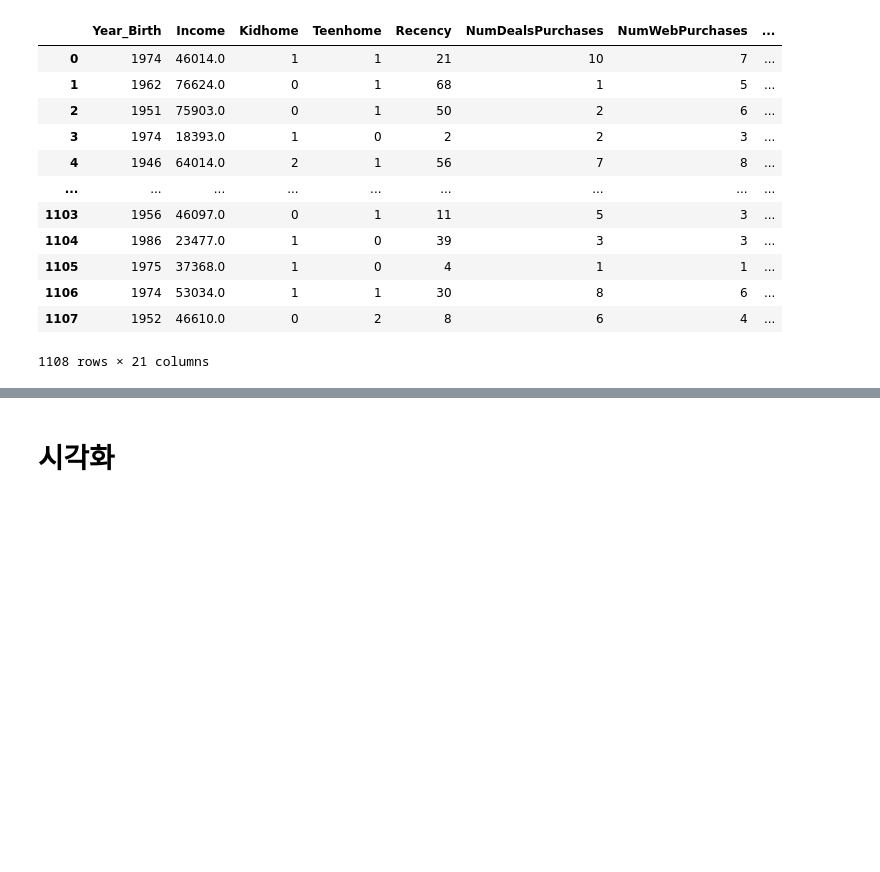
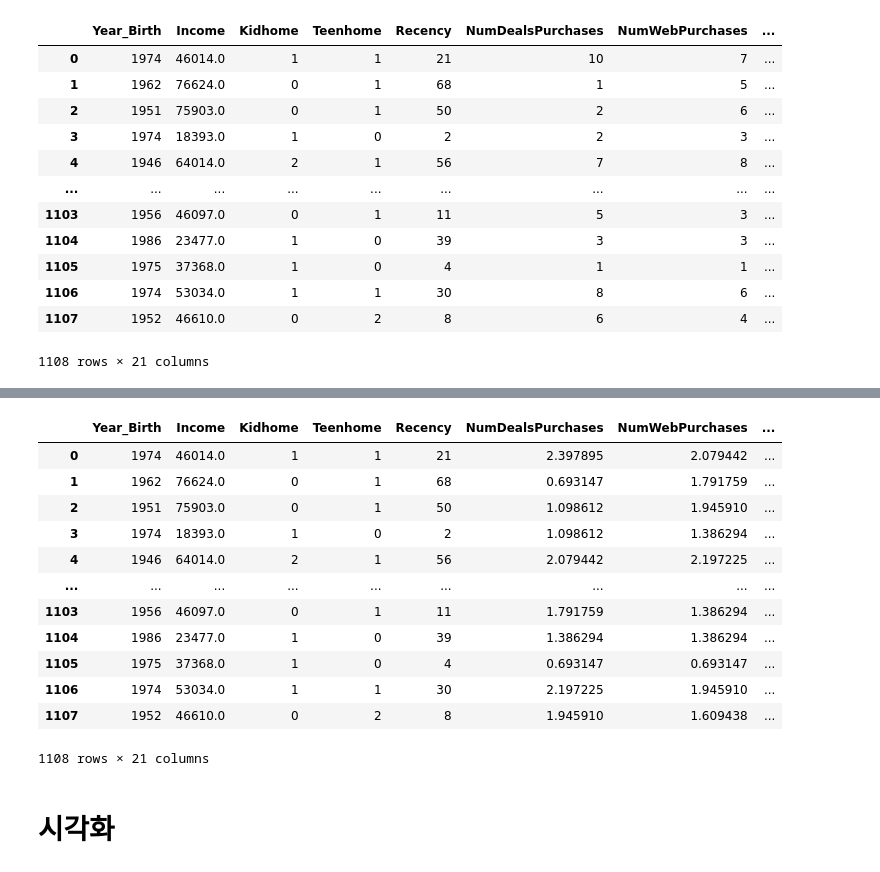
Before and after one commit to EVAN96KWON/dacon_basic_1, a Jupyter notebook: notebooks/dacon_1.ipynb, the cells around one changed output, grey strips where cells are left out. Drawn from its saved outputs; the diff is of its cells as text; code cells hidden in the pictures; blank space fills up the shorter version.

```diff
--- a/notebooks/dacon_1.ipynb
+++ b/notebooks/dacon_1.ipynb
@@ -205,3 +210,23 @@ array([[ 0.22222222, -0.17187044,  1.        , ...,  0.        ,
+# %%
+skewness = train_test.apply(lambda x: x.skew()).sort_values(ascending=False)
+skew_feats = skewness[skewness>1].index
+log_x_data = train_test.copy()
+log_x_data[skew_feats] = np.log1p(log_x_data[skew_feats])
+log_x_data
+# %% [output]
+|  | Year_Birth | Income | Kidhome | Teenhome | Recency | NumDealsPurchases | NumWebPurchases | ... |
+| 0 | 1974 | 46014.0 | 1 | 1 | 21 | 2.397895 | 2.079442 | ... |
+| 1 | 1962 | 76624.0 | 0 | 1 | 68 | 0.693147 | 1.791759 | ... |
+| 2 | 1951 | 75903.0 | 0 | 1 | 50 | 1.098612 | 1.945910 | ... |
+| 3 | 1974 | 18393.0 | 1 | 0 | 2 | 1.098612 | 1.386294 | ... |
+| 4 | 1946 | 64014.0 | 2 | 1 | 56 | 2.079442 | 2.197225 | ... |
+| ... | ... | ... | ... | ... | ... | ... | ... | ... |
+| 1103 | 1956 | 46097.0 | 0 | 1 | 11 | 1.791759 | 1.386294 | ... |
+| 1104 | 1986 | 23477.0 | 1 | 0 | 39 | 1.386294 | 1.386294 | ... |
+| 1105 | 1975 | 37368.0 | 1 | 0 | 4 | 0.693147 | 0.693147 | ... |
+| 1106 | 1974 | 53034.0 | 1 | 1 | 30 | 2.197225 | 1.945910 | ... |
+| 1107 | 1952 | 46610.0 | 0 | 2 | 8 | 1.945910 | 1.609438 | ... |
+1108 rows × 21 columns
 # %% [markdown]
 # 시각화
 # %%
```
Also changed, not shown: parts of 26 cells of this notebook, 1 other file.
